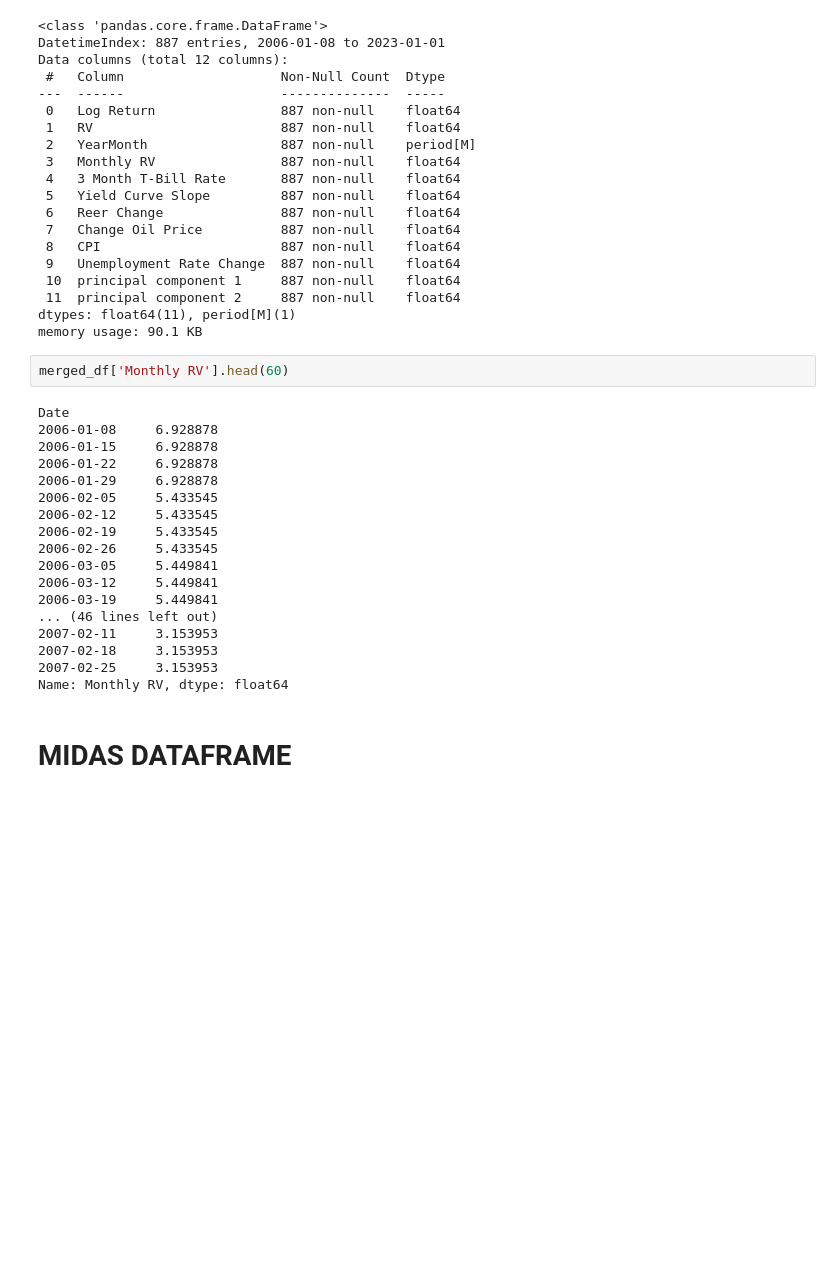
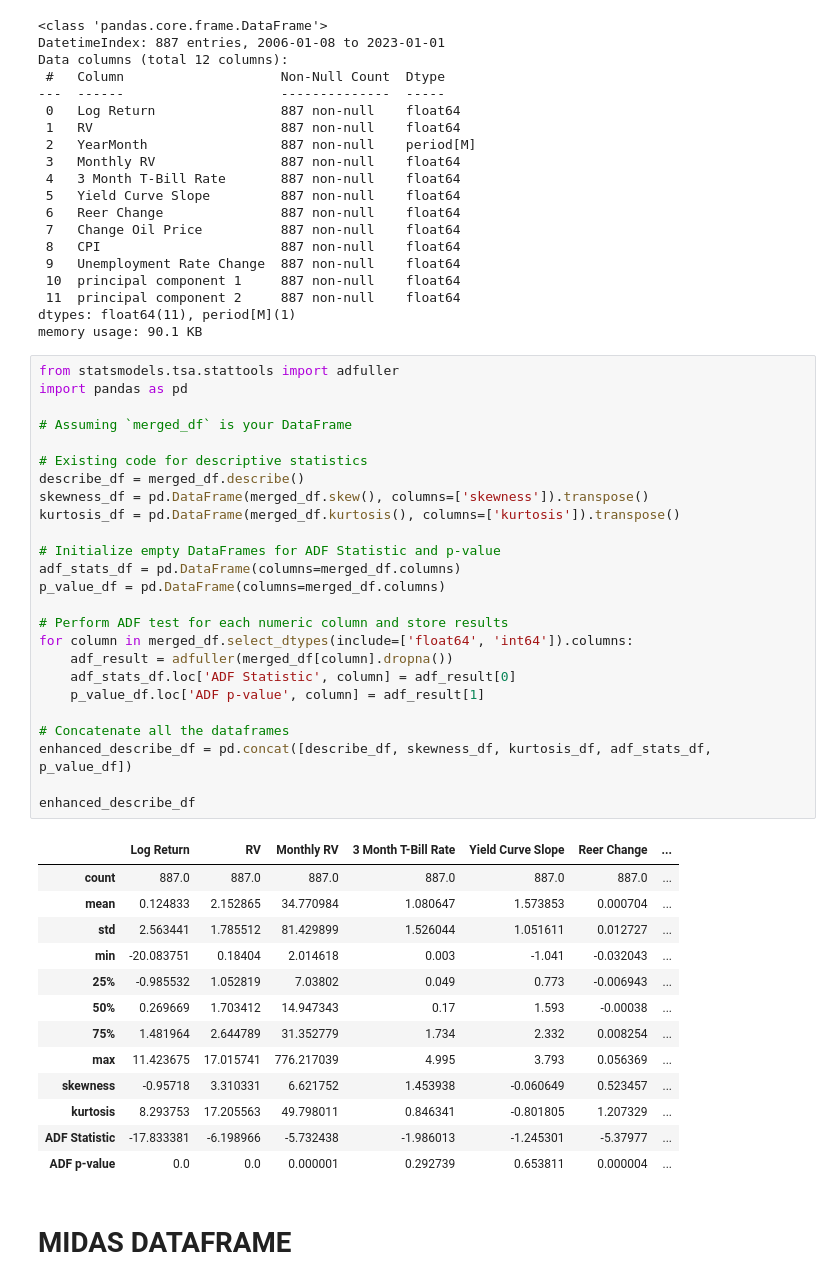
Before and after one commit to setamies/volatility-modeling, a Jupyter notebook: main.ipynb, the cells around one changed output. Cells and saved outputs as stored; diff of their text form; blank space fills up the shorter version.

```diff
--- a/main.ipynb
+++ b/main.ipynb
@@ -181,26 +155,45 @@ Data columns (total 12 columns):
  11  principal component 2     887 non-null    float64
 dtypes: float64(11), period[M](1)
 memory usage: 90.1 KB
-# %%
-merged_df['Monthly RV'].head(60)
-# %% [output]
-Date
-2006-01-08     6.928878
-2006-01-15     6.928878
-2006-01-22     6.928878
-2006-01-29     6.928878
-2006-02-05     5.433545
-2006-02-12     5.433545
-2006-02-19     5.433545
-2006-02-26     5.433545
-2006-03-05     5.449841
-2006-03-12     5.449841
-2006-03-19     5.449841
-... (46 lines left out)
-2007-02-11     3.153953
-2007-02-18     3.153953
-2007-02-25     3.153953
-Name: Monthly RV, dtype: float64
+# %%
+from statsmodels.tsa.stattools import adfuller
+import pandas as pd
+
+# Assuming `merged_df` is your DataFrame
+
+# Existing code for descriptive statistics
+describe_df = merged_df.describe()
+skewness_df = pd.DataFrame(merged_df.skew(), columns=['skewness']).transpose()
+kurtosis_df = pd.DataFrame(merged_df.kurtosis(), columns=['kurtosis']).transpose()
+
+# Initialize empty DataFrames for ADF Statistic and p-value
+adf_stats_df = pd.DataFrame(columns=merged_df.columns)
+p_value_df = pd.DataFrame(columns=merged_df.columns)
+
+# Perform ADF test for each numeric column and store results
+for column in merged_df.select_dtypes(include=['float64', 'int64']).columns:
+    adf_result = adfuller(merged_df[column].dropna())
+    adf_stats_df.loc['ADF Statistic', column] = adf_result[0]
+    p_value_df.loc['ADF p-value', column] = adf_result[1]
+
+# Concatenate all the dataframes
+enhanced_describe_df = pd.concat([describe_df, skewness_df, kurtosis_df, adf_stats_df, p_value_df])
+
+enhanced_describe_df
+# %% [output]
+|  | Log Return | RV | Monthly RV | 3 Month T-Bill Rate | Yield Curve Slope | Reer Change | ... |
+| count | 887.0 | 887.0 | 887.0 | 887.0 | 887.0 | 887.0 | ... |
+| mean | 0.124833 | 2.152865 | 34.770984 | 1.080647 | 1.573853 | 0.000704 | ... |
+| std | 2.563441 | 1.785512 | 81.429899 | 1.526044 | 1.051611 | 0.012727 | ... |
+| min | -20.083751 | 0.18404 | 2.014618 | 0.003 | -1.041 | -0.032043 | ... |
+| 25% | -0.985532 | 1.052819 | 7.03802 | 0.049 | 0.773 | -0.006943 | ... |
+| 50% | 0.269669 | 1.703412 | 14.947343 | 0.17 | 1.593 | -0.00038 | ... |
+| 75% | 1.481964 | 2.644789 | 31.352779 | 1.734 | 2.332 | 0.008254 | ... |
+| max | 11.423675 | 17.015741 | 776.217039 | 4.995 | 3.793 | 0.056369 | ... |
+| skewness | -0.95718 | 3.310331 | 6.621752 | 1.453938 | -0.060649 | 0.523457 | ... |
+| kurtosis | 8.293753 | 17.205563 | 49.798011 | 0.846341 | -0.801805 | 1.207329 | ... |
+| ADF Statistic | -17.833381 | -6.198966 | -5.732438 | -1.986013 | -1.245301 | -5.37977 | ... |
+| ADF p-value | 0.0 | 0.0 | 0.000001 | 0.292739 | 0.653811 | 0.000004 | ... |
 # %% [markdown]
 # MIDAS DATAFRAME
 # %%
```
Also changed, not shown: parts of 19 cells of this notebook, 2 other files.
